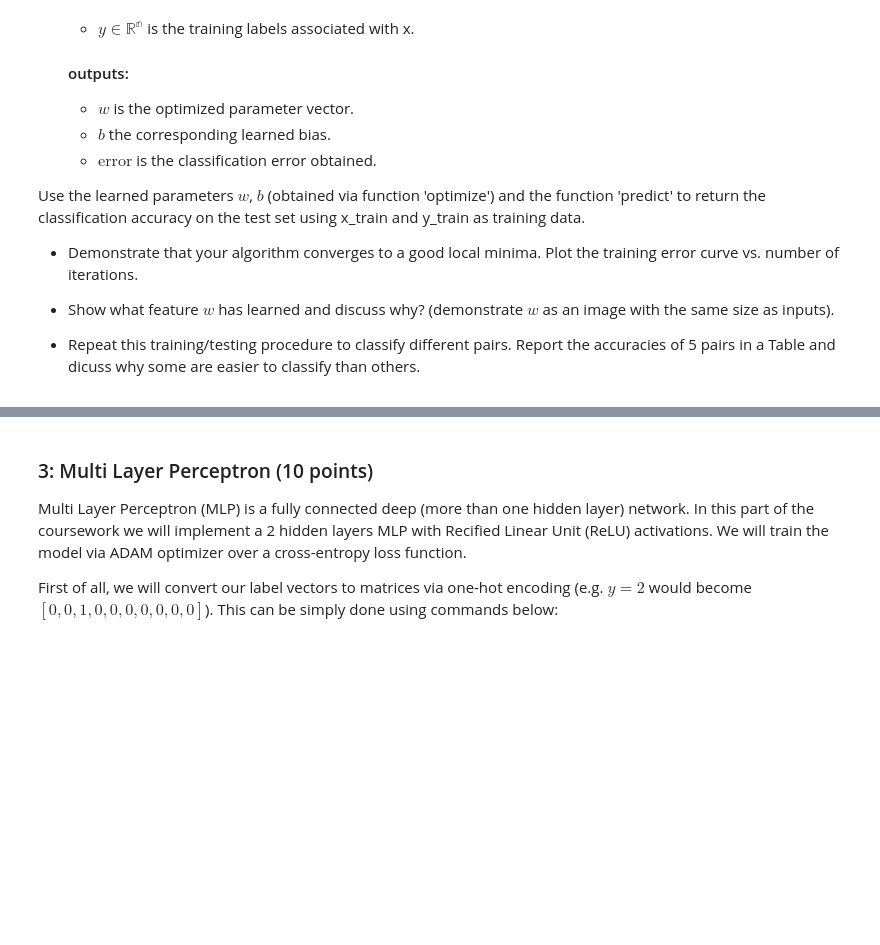
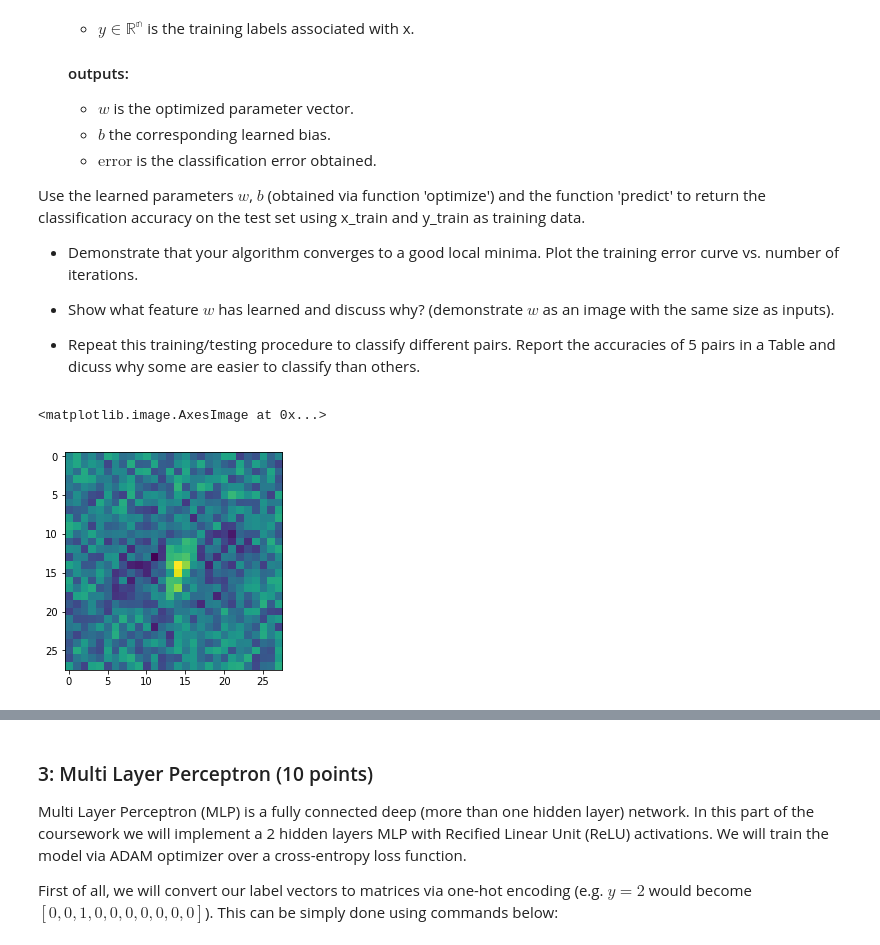
Before and after one commit to MilkyLatte/C3PONets, a Jupyter notebook: CW2_DL.ipynb, the cells around one changed output, grey strips where cells are left out. Cells and saved outputs as stored; diff of their text form; code cells hidden in the pictures; blank space fills up the shorter version.

```diff
--- a/CW2_DL.ipynb
+++ b/CW2_DL.ipynb
@@ -128,17 +130,45 @@ Use the learned parameters $w$, $b$ (obtained via function 'optimize') and the f
 - Show what feature $w$ has learned and discuss why? (demonstrate $w$ as an image with the same size as inputs).
 
 - Repeat this training/testing procedure to classify different pairs. Report the accuracies of 5 pairs in a Table and dicuss why some are easier to classify than others.
+# %%
+def predict_many(x, w, b):
+    pred = np.empty(len(x))
+    for i in range(len(x)):
+        pred[i] = predict(x[i], w, b)
+    return pred
+# %%
+def loss(pred, y):
+    loss = 0
+    for pred_i, y_i in zip(pred, y):
+        if pred_i != y_i:
+            loss += 1
+    return loss/len(pred)
 # %%
-def optimize(x, y):
+def optimize(x, y, lr=0.003):
     iter = 0
     error=np.inf
     n, m = x.shape
     w = np.random.rand(m) # Initialize the w vector
     b = np.random.rand()  # Initialize the b vector
+    hist = []
     while (iter <= 1000) & (error > 1e-3):
-        ######### Complete the function- x points #########
-
-        ######################################
-    return w, b, error
+        idx = np.random.randint(n) # Get random index to update
+        prediction = predict(x[idx], w, b) # Predict one to update the bias
+        if prediction == y[idx]:
+            continue
+        err = y[idx] - prediction
+        w = w + lr * y[idx] * x[idx] # Update weights
+        b += lr * err # Update bias
+        if iter % 1 == 0: # Change when the loss is recorded and calculated
+            pred = predict_many(x, w, b)
+            error = loss(pred, y) # Update error
+            hist.append(error)
+        iter += 1
+    return w, b, error, hist
 # %%
-the_w, the_b, training_error = optimize(binary_x_train, binary_y_train)
+the_w, the_b, training_error, hist = optimize(binary_x_train, binary_y_train)
+# %%
+plt.imshow((the_w + the_b).reshape(28, 28))
+# %% [output]
+<matplotlib.image.AxesImage at 0x...>
+[figure, added]
```
Also changed, not shown: parts of 4 cells of this notebook.
